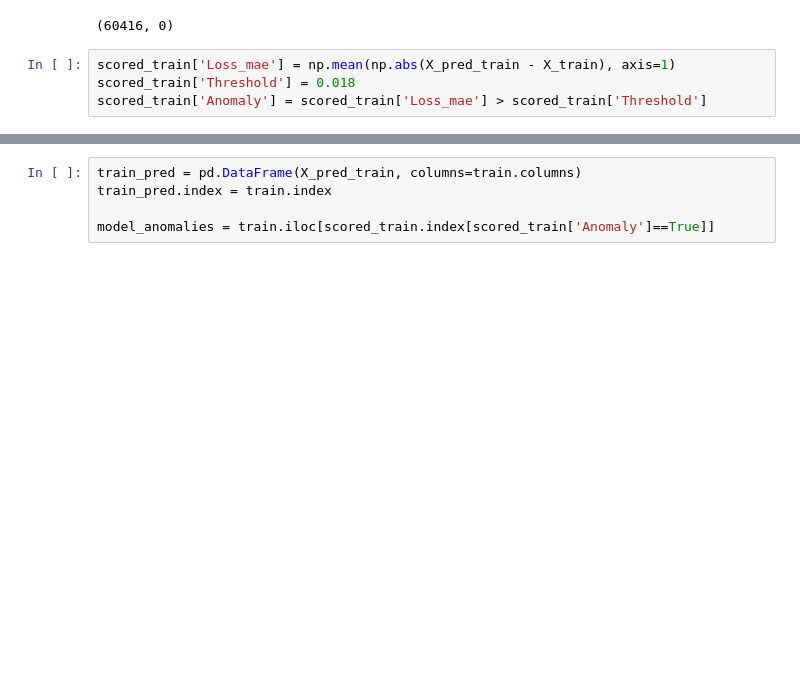
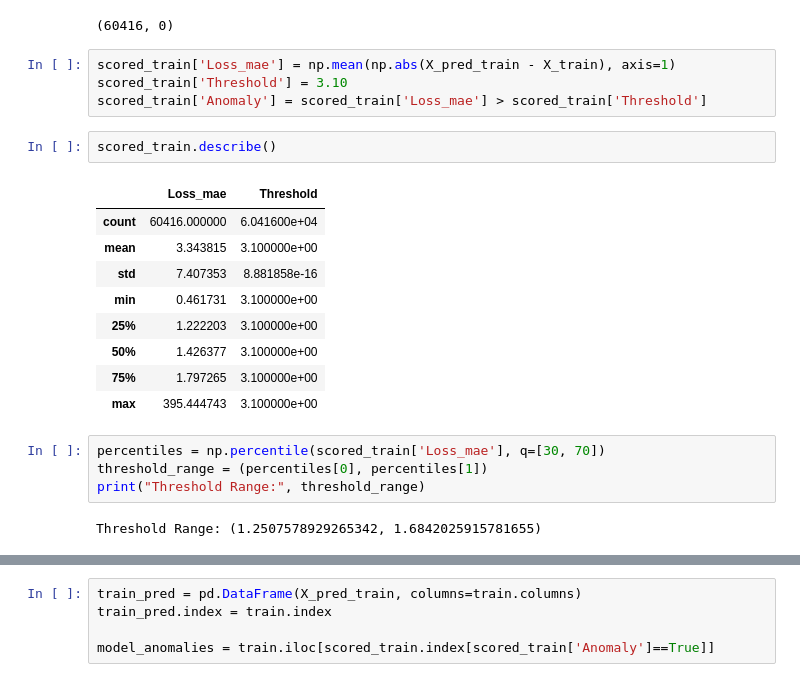
Before and after one commit to dhruvRj18/CNC, a Jupyter notebook: notebooks/train.ipynb, the cells around one changed output, grey strips where cells are left out. Drawn from its saved outputs; the diff is of its cells as text; blank space fills up the shorter version.

```diff
--- a/notebooks/train.ipynb
+++ b/notebooks/train.ipynb
@@ -209,8 +206,26 @@ scored_train.shape
 (60416, 0)
 # %%
 scored_train['Loss_mae'] = np.mean(np.abs(X_pred_train - X_train), axis=1)
-scored_train['Threshold'] = 0.018
+scored_train['Threshold'] = 3.10
 scored_train['Anomaly'] = scored_train['Loss_mae'] > scored_train['Threshold']
+# %%
+scored_train.describe()
+# %% [output]
+|  | Loss_mae | Threshold |
+| count | 60416.000000 | 6.041600e+04 |
+| mean | 3.343815 | 3.100000e+00 |
+| std | 7.407353 | 8.881858e-16 |
+| min | 0.461731 | 3.100000e+00 |
+| 25% | 1.222203 | 3.100000e+00 |
+| 50% | 1.426377 | 3.100000e+00 |
+| 75% | 1.797265 | 3.100000e+00 |
+| max | 395.444743 | 3.100000e+00 |
+# %%
+percentiles = np.percentile(scored_train['Loss_mae'], q=[30, 70])
+threshold_range = (percentiles[0], percentiles[1])
+print("Threshold Range:", threshold_range)
+# %% [output]
+Threshold Range: (1.2507578929265342, 1.6842025915781655)
 # %%
 
 plt.figure(figsize=(16,9), dpi=80)
```
Also changed, not shown: parts of 10 cells of this notebook.
